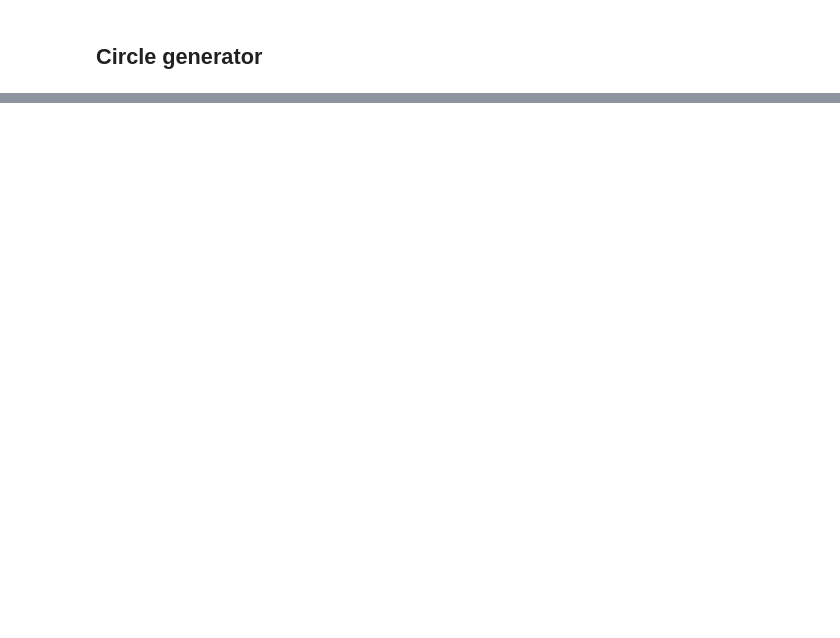
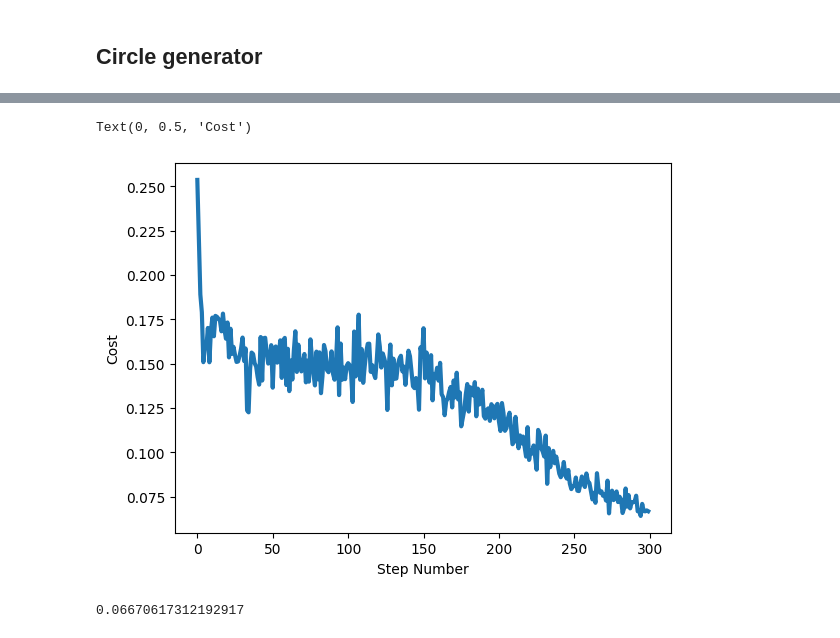
Before and after one commit to rhtweedie/ml_assignments, a Jupyter notebook: Week4_AutoencoderChallenge.ipynb, the cells around one changed output, grey strips where cells are left out. Drawn from its saved outputs; the diff is of its cells as text; code cells hidden in the pictures; blank space fills up the shorter version.

```diff
--- a/Week4_AutoencoderChallenge.ipynb
+++ b/Week4_AutoencoderChallenge.ipynb
@@ -138,0 +142,15 @@ def generate_circle(batchsize,x,y):
+# %%
+model=keras.models.Sequential()
+model.add(keras.layers.Conv2D(16, 2, input_shape = (27, 27, 1), activation = "sigmoid", padding = 'same'))
+model.add(keras.layers.AveragePooling2D(pool_size = (3,3), padding = 'same')) # down
+model.add(keras.layers.Conv2D(4, 5, activation = "sigmoid", padding = 'same'))
+model.add(keras.layers.AveragePooling2D(pool_size = (3,3), padding = 'same')) # down
+model.add(keras.layers.Conv2D(1, 3, activation = "sigmoid", padding = 'same'))
+model.add(keras.layers.UpSampling2D(size = (3, 3))) # up
+model.add(keras.layers.Conv2D(4, 5, activation = "sigmoid", padding = 'same'))
+model.add(keras.layers.UpSampling2D(size = (3,3))) # up
+model.add(keras.layers.Conv2D(4, 5, activation = "sigmoid", padding = 'same'))
+model.add(keras.layers.Conv2D(1, 3, activation = "linear", padding = 'same'))
+
+model.compile(loss = 'mean_squared_error', optimizer = 'adam')
+model.summary()
@@ -138,0 +180,17 @@ def generate_circle(batchsize,x,y):
+# %%
+#Now we can do the actual model training
+steps = 300
+cost, y_target = generate_and_train(model, generate_circle, img_size = 9*3, batchsize = 100, steps = steps)
+#Plot the cost
+fig, ax = plt.subplots()
+stepArray=np.arange(steps)
+ax.plot(stepArray,cost,linewidth=3)
+ax.set_xlabel("Step Number")
+ax.set_ylabel("Cost")
+# %% [output]
+Text(0, 0.5, 'Cost')
+[figure, added]
+# %%
+print(cost[-1])
+# %% [output]
+0.06670617312192917
```
Also changed, not shown: parts of 10 cells of this notebook.
